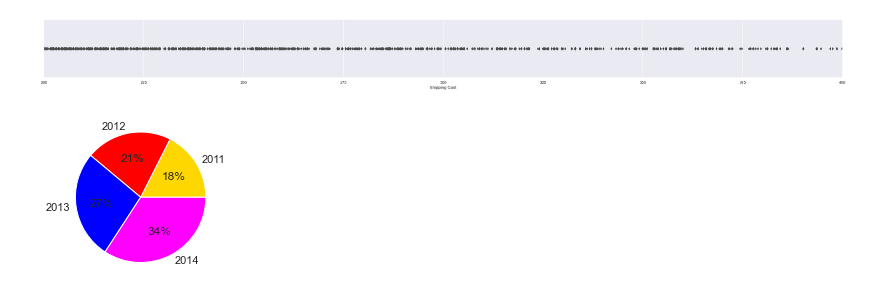
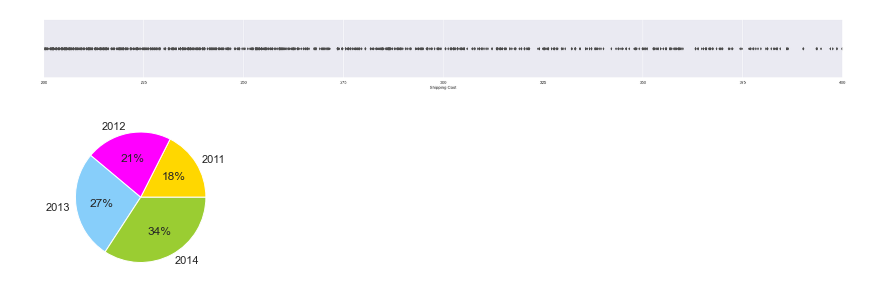
Before and after one commit to gonaloppcc/projetoDAA, a Jupyter notebook: melhor_grupo/data_exploration.ipynb, the cells around one changed output. Cells and saved outputs as stored; diff of their text form; code cells hidden in the pictures.

```diff
--- a/melhor_grupo/data_exploration.ipynb
+++ b/melhor_grupo/data_exploration.ipynb
@@ -359,15 +385,13 @@ df = data2
 # %%
 import matplotlib.pyplot as plt
 import numpy as np
 
-colors=['gold', 'red', 'blue', 'magenta', 'green','lightskyblue', 'yellowgreen']
+colors=['gold', 'magenta','lightskyblue', 'yellowgreen']
 
-# estamos a agrupar por year order e a contar o numero de order id. o reset index é para tirar o year_order de index e voltar a ser 0,1,2,3,4
+# estamos a agrupar por year order e a contar o numero de order id. O reset index é para tirar o year_order de index e voltar a ser 0,1,2,3,4
 data = df.groupby(['Year_order'])['Order ID'].count().reset_index()
 
 plt.pie(data['Order ID'], labels = data['Year_order'], colors = colors, autopct='%.0f%%')
 plt.show()
-
-#plt.pie(df['Year_order'], explode=explode, labels=candi, colors=cores, autopct='%1.1f%%', shadow=True, startangle=90)
 # %% [output]
-[figure, old version]
+[figure, new version]
```
Also changed, not shown: parts of 10 cells of this notebook, 1 other file.
